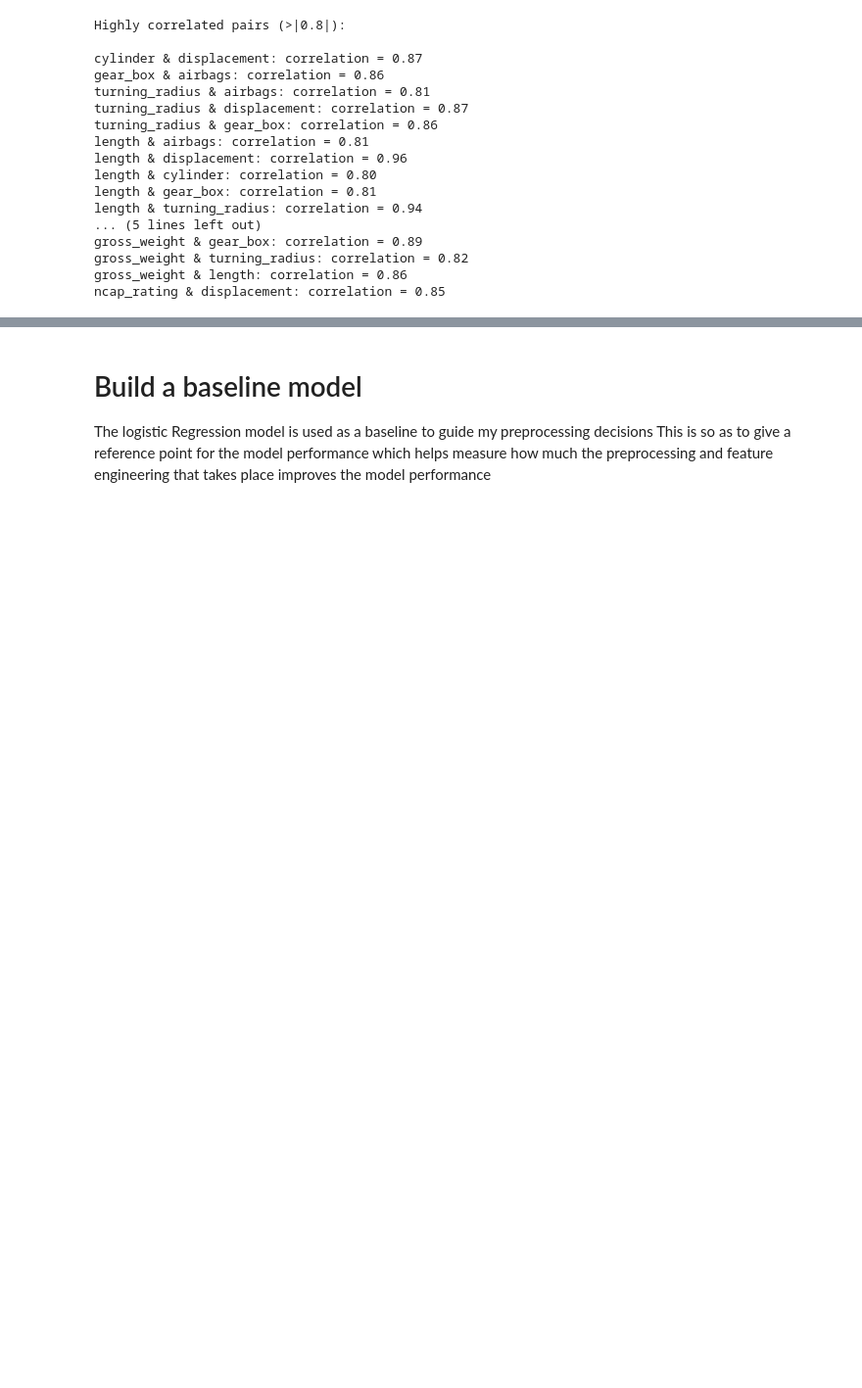
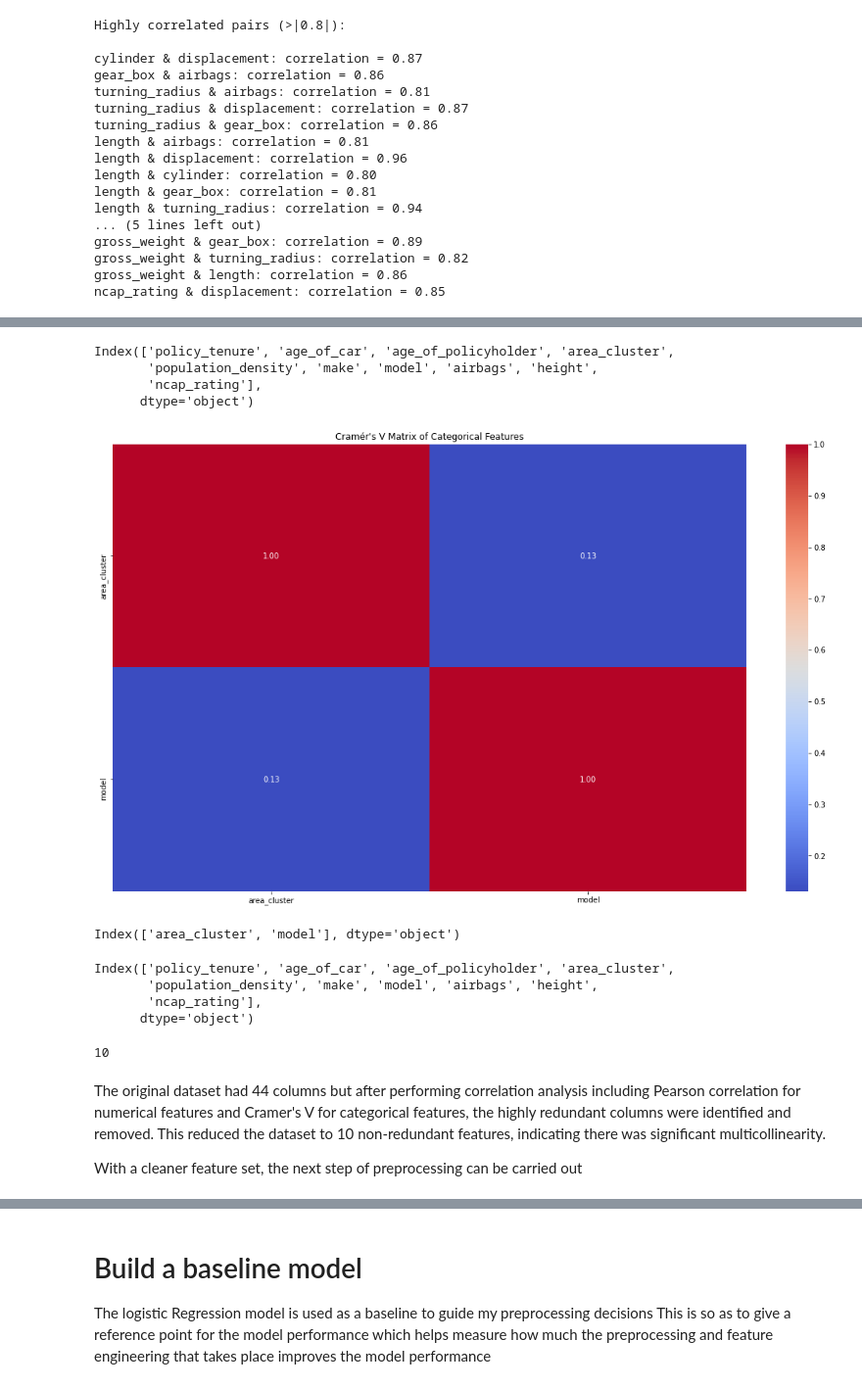
Before and after one commit to Calistus-design/Car_Insurance_Claim_Prediction, a Jupyter notebook: Index.ipynb, the cells around one changed output, grey strips where cells are left out. Shown at 98% size. Saved outputs shown, nothing was run; the diff lists cells and outputs as text; code cells hidden in the pictures; blank space fills up the shorter version.

```diff
--- a/Index.ipynb
+++ b/Index.ipynb
@@ -319,0 +462,80 @@ It is best to dropping one of each highly correlated pair is recommended to simp
+# %%
+cat_col_drop = [
+     'segment', 'fuel_type', 'max_torque',
+    'max_power', 'transmission_type','engine_type', 'is_adjustable_steering',
+    'is_tpms', 'is_parking_sensors', 'rear_brakes_type',
+     'steering_type', 'is_front_fog_lights', 'is_rear_window_wiper',
+    'is_rear_window_washer',
+    'is_central_locking',  'is_driver_seat_height_adjustable', 'is_day_night_rear_view_mirror',
+    'is_ecw', 'is_esc', 'is_parking_camera', 'is_brake_assist', 'is_speed_alert',
+    'is_power_door_locks', 'is_power_steering', 'is_rear_window_defogger'
+]
+
+
+categorical_cols = X_train.select_dtypes(include='object').columns
+X_train = X_train.drop(columns=cat_col_drop, axis=1)
+X_test = X_test.drop(columns=cat_col_drop, axis=1)
+
+
+#confirm only the two are present
+X_train.select_dtypes(include='object').columns
+# X_train.drop(columns=num_cols_keep, inplace=True)
+X_train.columns
+# %% [output]
+Index(['policy_tenure', 'age_of_car', 'age_of_policyholder', 'area_cluster',
+       'population_density', 'make', 'model', 'airbags', 'height',
+       'ncap_rating'],
+      dtype='object')
+# %%
+
+# Verify the remaining columns have no strong correlation
+
+
+def cramers_v(x, y):
+    confusion_matrix = pd.crosstab(x, y)
+    chi2 = chi2_contingency(confusion_matrix)[0]
+    n = confusion_matrix.sum().sum()
+    phi2 = chi2 / n
+    r, k = confusion_matrix.shape
+    phi2corr = max(0, phi2 - ((k-1)*(r-1))/(n-1))
+    rcorr = r - ((r-1)**2)/(n-1)
+    kcorr = k - ((k-1)**2)/(n-1)
+    return np.sqrt(phi2corr / min((kcorr-1), (rcorr-1)))
+
+cat_cols = X_train.select_dtypes(include='object').columns
+cramers_results = pd.DataFrame(index=cat_cols, columns=cat_cols)
+
+for col1 in cat_cols:
+    for col2 in cat_cols:
+        if col1 != col2:
+            cramers_results.loc[col1, col2] = cramers_v(X_train[col1], X_train[col2])
+        else:
+            cramers_results.loc[col1, col2] = 1.00
+
+# Display the heatmap of Cramér's V matrix
+cramers_results_float = cramers_results.astype(float)
+plt.figure(figsize=(19, 11))
+sns.heatmap(cramers_results_float, annot=True, cmap='coolwarm', fmt=".2f")
+plt.title("Cramér's V Matrix of Categorical Features")
+plt.show()
+# %% [output]
+[figure, added]
+# %%
+# Total number of Categorical columns
+print(X_train.select_dtypes(include='object').columns)
+# %% [output]
+Index(['area_cluster', 'model'], dtype='object')
+# %%
+# Total number of rows left
+print(X_train.columns)
+len(X_train.columns)
+# %% [output]
+Index(['policy_tenure', 'age_of_car', 'age_of_policyholder', 'area_cluster',
+       'population_density', 'make', 'model', 'airbags', 'height',
+       'ncap_rating'],
+      dtype='object')
+10
+# %% [markdown]
+The original dataset had 44 columns but after performing correlation analysis including Pearson correlation for numerical features and Cramer's V for categorical features, the highly redundant columns were identified and removed. This reduced the dataset to 10 non-redundant features, indicating there was significant multicollinearity.
+
+With a cleaner feature set, the next step of preprocessing can be carried out
```
Also changed, not shown: parts of 52 cells of this notebook.
